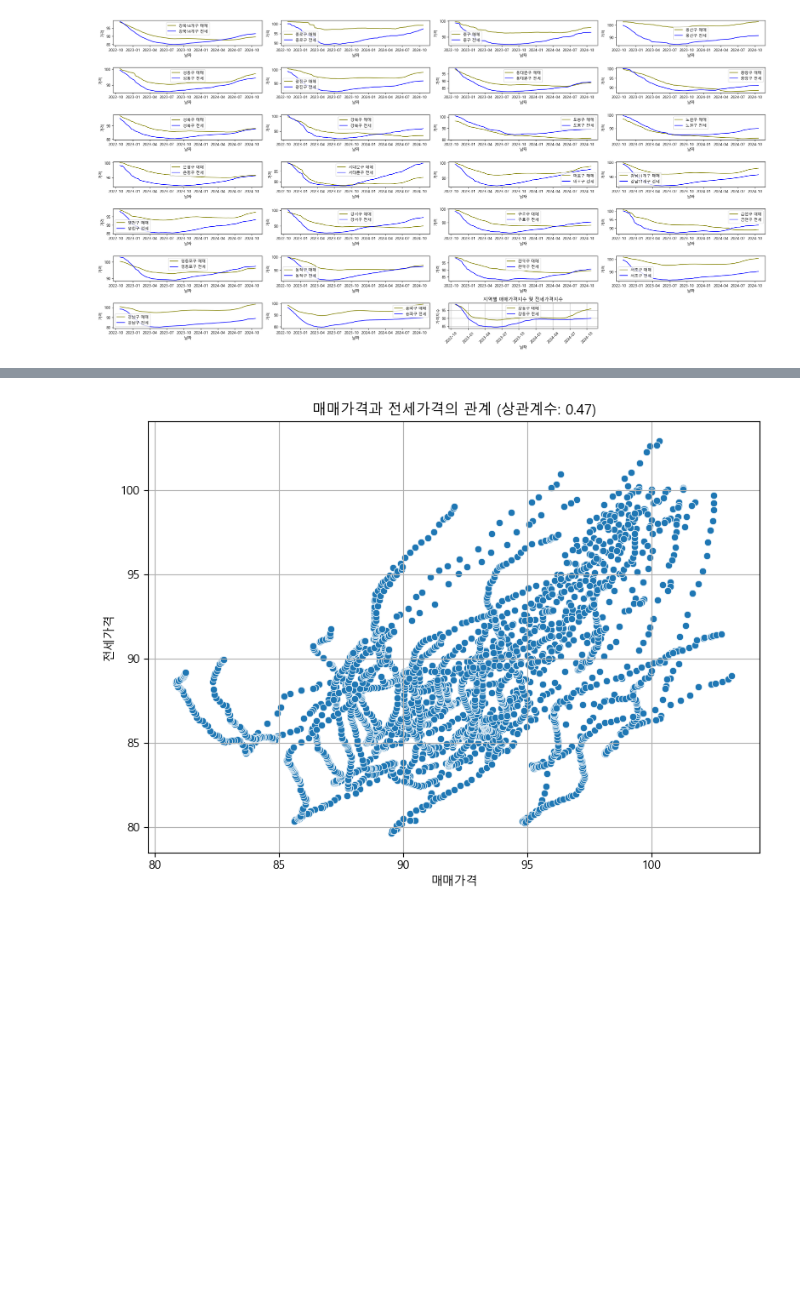
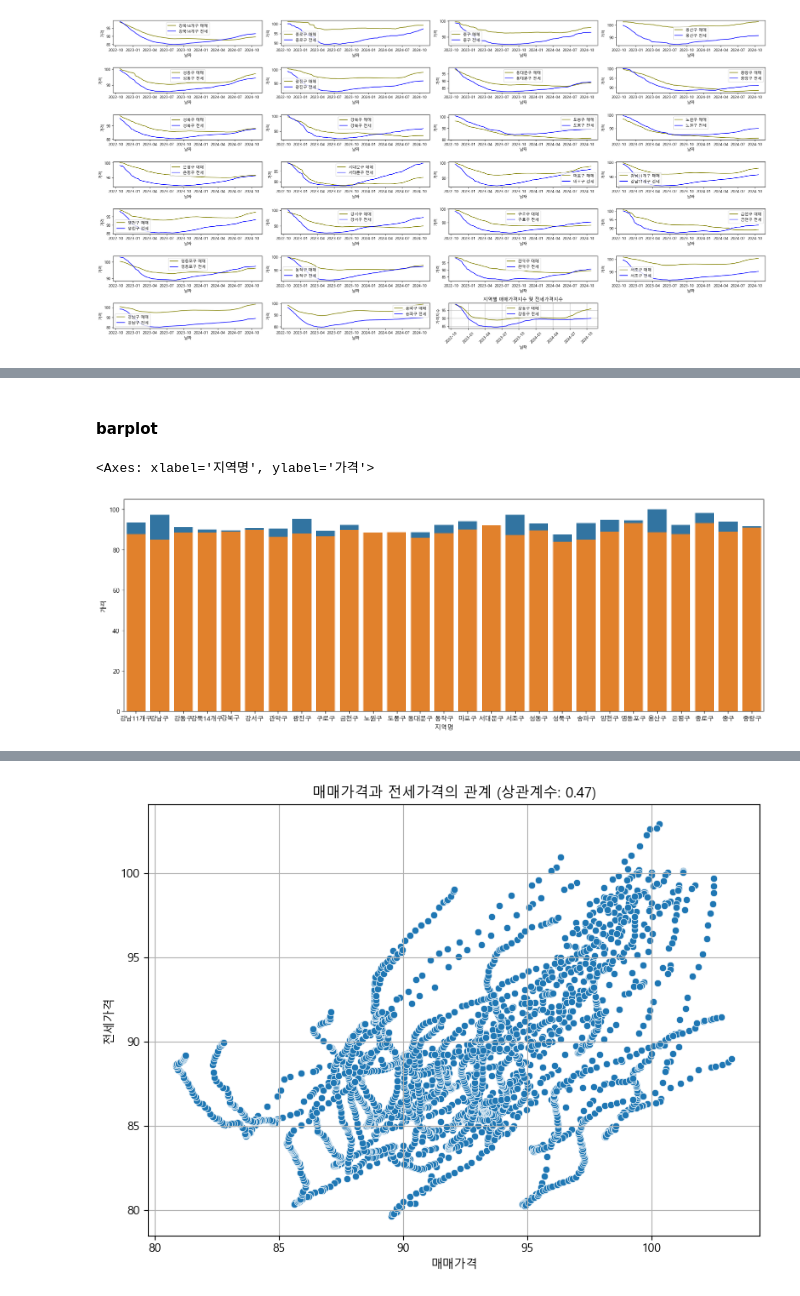
Before and after one commit to D0H00N/practical-work, a Jupyter notebook: 주택매매지수분석.ipynb, the cells around one changed output, grey strips where cells are left out. Cells and saved outputs as stored; diff of their text form; code cells hidden in the pictures; blank space fills up the shorter version.

```diff
--- a/주택매매지수분석.ipynb
+++ b/주택매매지수분석.ipynb
@@ -303,0 +334,9 @@ print(low_diff)
+# %% [markdown]
+#### barplot
+# %%
+plt.figure(figsize=(18,6))
+sns.barplot(data=sales_agg,label='매매')
+sns.barplot(data=lease_agg,label='전세')
+# %% [output]
+<Axes: xlabel='지역명', ylabel='가격'>
+[figure, added]
```
Also changed, not shown: parts of 19 cells of this notebook.
